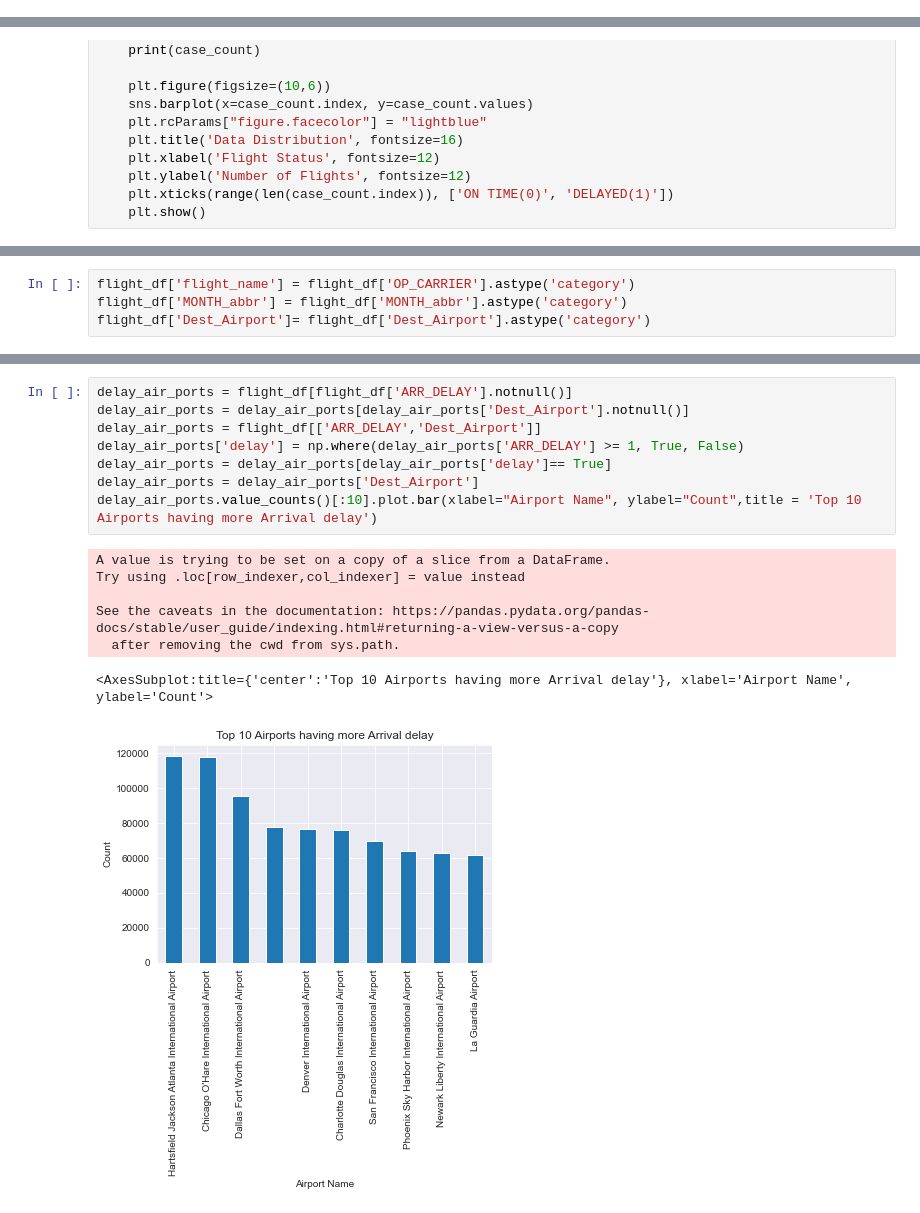
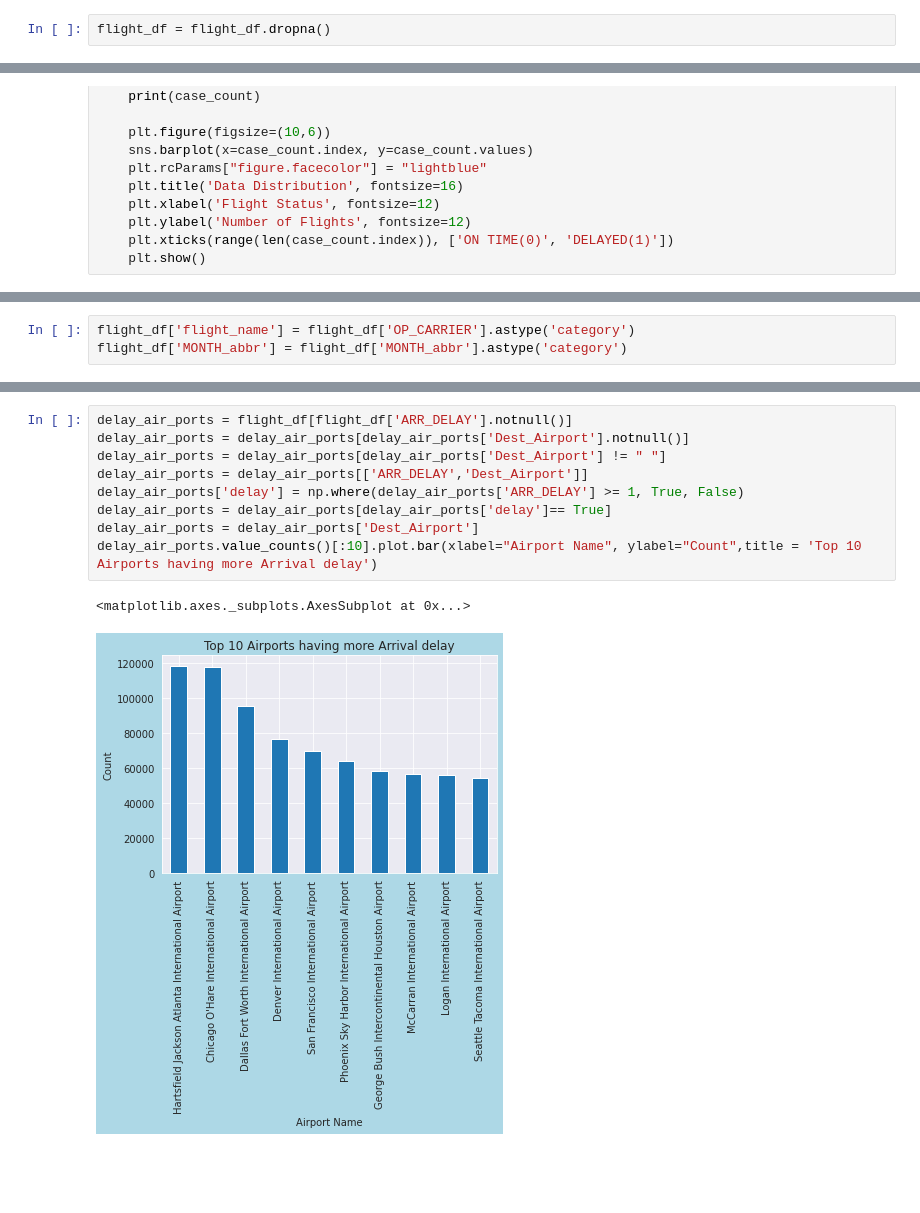
Before and after one commit to Herbert-0820/FinalProject, a Jupyter notebook: Visualization_Graph.ipynb, the cells around one changed output, grey strips where cells are left out. Saved outputs shown, nothing was run; the diff lists cells and outputs as text; blank space fills up the shorter version.

```diff
--- a/Visualization_Graph.ipynb
+++ b/Visualization_Graph.ipynb
@@ -58 +56,3 @@ DELAY_STATUS           0
 dtype: int64
+# %%
+flight_df = flight_df.dropna()
@@ -90,7 +110,6 @@ Name: DELAY_STATUS, dtype: int64
 # %%
 flight_df['flight_name'] = flight_df['OP_CARRIER'].astype('category')
 flight_df['MONTH_abbr'] = flight_df['MONTH_abbr'].astype('category')
-flight_df['Dest_Airport']= flight_df['Dest_Airport'].astype('category')
 # %%
 
 fig, axes = plt.subplots(nrows=2, ncols=1, figsize=(16,14), sharey=True)
@@ -144,16 +163,12 @@ plt.show()
 # %%
 delay_air_ports = flight_df[flight_df['ARR_DELAY'].notnull()]
 delay_air_ports = delay_air_ports[delay_air_ports['Dest_Airport'].notnull()]
-delay_air_ports = flight_df[['ARR_DELAY','Dest_Airport']]
+delay_air_ports = delay_air_ports[delay_air_ports['Dest_Airport'] != " "]
+delay_air_ports = delay_air_ports[['ARR_DELAY','Dest_Airport']]
 delay_air_ports['delay'] = np.where(delay_air_ports['ARR_DELAY'] >= 1, True, False)
 delay_air_ports = delay_air_ports[delay_air_ports['delay']== True]
 delay_air_ports = delay_air_ports['Dest_Airport']
 delay_air_ports.value_counts()[:10].plot.bar(xlabel="Airport Name", ylabel="Count",title = 'Top 10 Airports having more Arrival delay')
 # %% [output]
-A value is trying to be set on a copy of a slice from a DataFrame.
-Try using .loc[row_indexer,col_indexer] = value instead
-
-See the caveats in the documentation: https://pandas.pydata.org/pandas-docs/stable/user_guide/indexing.html#returning-a-view-versus-a-copy
-  after removing the cwd from sys.path.
+<matplotlib.axes._subplots.AxesSubplot at 0x...>
-<AxesSubplot:title={'center':'Top 10 Airports having more Arrival delay'}, xlabel='Airport Name', ylabel='Count'>
-[figure, old version]
+[figure, new version]
```
Also changed, not shown: parts of 12 cells of this notebook.
